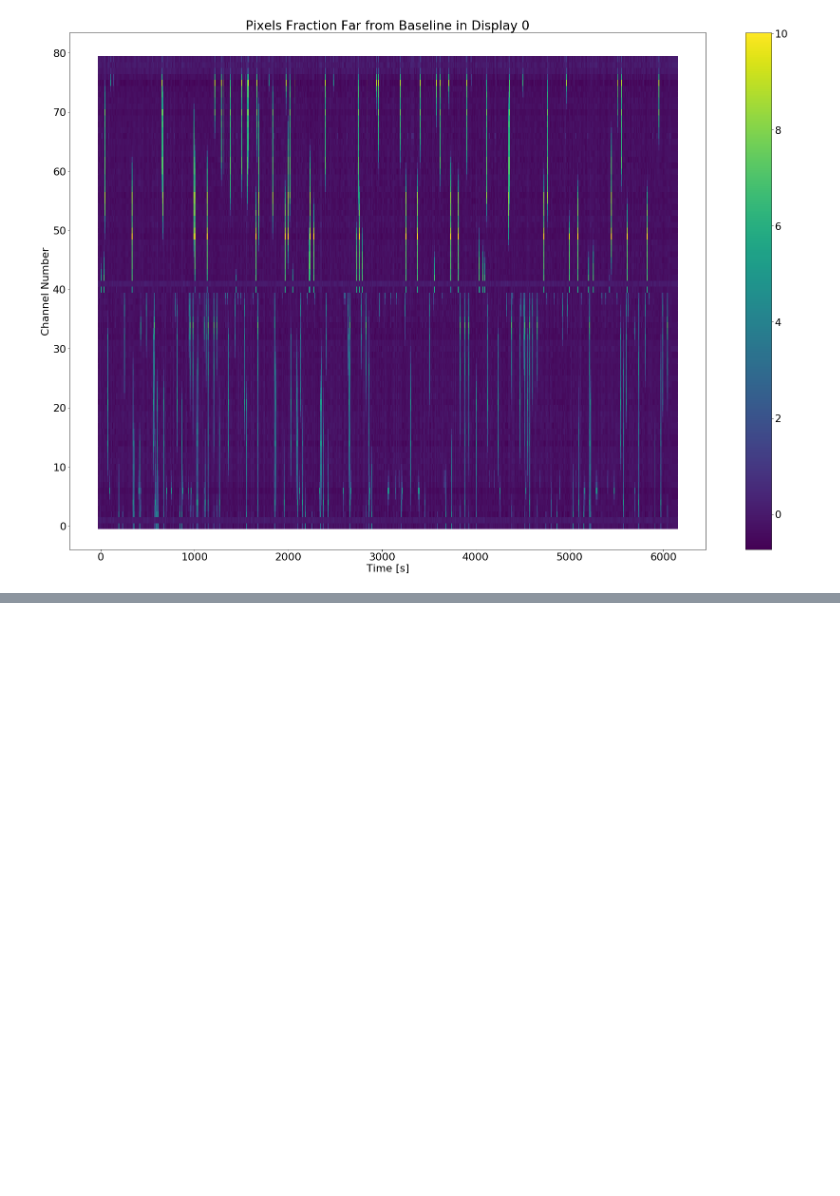
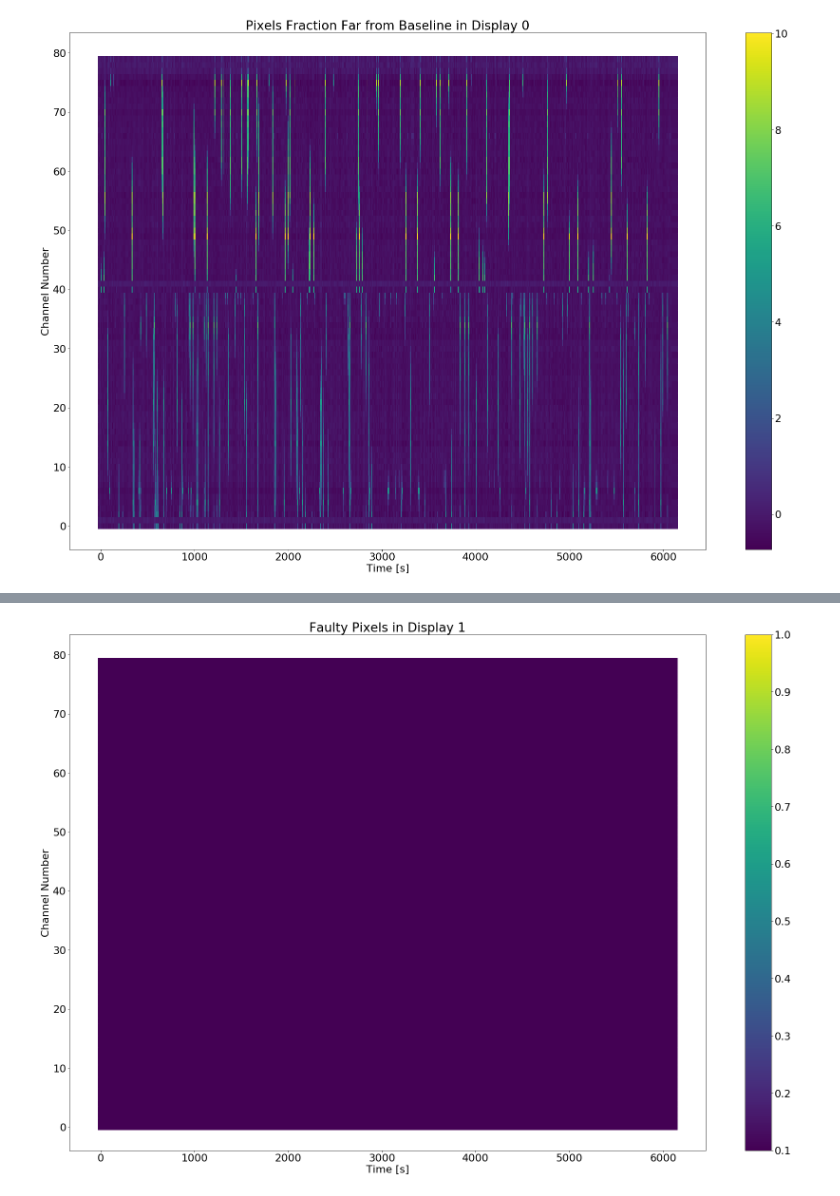
Before and after one commit to StefanoVergani/monitoring_analysis, a Jupyter notebook: alarm.ipynb, the cells around one changed output, grey strips where cells are left out. Saved outputs shown, nothing was run; the diff lists cells and outputs as text; code cells hidden in the pictures; blank space fills up the shorter version.

```diff
--- a/alarm.ipynb
+++ b/alarm.ipynb
@@ -314,0 +274,12 @@ plt.show()
+# %%
+faulty_rms_1 = []
+channel_1_rms_alarms = []
+channel_1_rms_perc = []
+
+ant.percentage_creator(channel_1_rms_alarms, channel_1_rms_perc, rms_1, bl_1_rms_array, threshold_rms)
+
+channel_1_rms_alarms = np.array(channel_1_rms_alarms)
+channel_1_rms_perc= np.array(channel_1_rms_perc)
+
+ant.faulty_finder(faulty_rms_1, channel_1_rms_alarms, channel_1_rms_perc, bl_1_rms_array)
+faulty_rms_1 = np.array(faulty_rms_1)
@@ -314,0 +312,14 @@ plt.show()
+# %%
+fig, ax = plt.subplots()
+for i in range(faulty_1.shape[0]):
+    sc=ax.scatter(time_1,channels_3d_1[i,:], c=faulty_rms_1[i,:],vmin=0.1, vmax=1,marker=',',s=140)
+
+normalize = mpl.colors.Normalize(vmin=0.1, vmax=1)
+cbar = fig.colorbar(sc)
+ax.set_xlabel("Time [s]")
+ax.set_ylabel("Channel Number")
+ax.yaxis.set_major_locator(MaxNLocator(integer=True))#forces it to take only integer values
+ax.set_title("Faulty Pixels in Display 1")
+plt.show()
+# %% [output]
+[figure, added]
```
Also changed, not shown: parts of 39 cells of this notebook, 2 other files.
